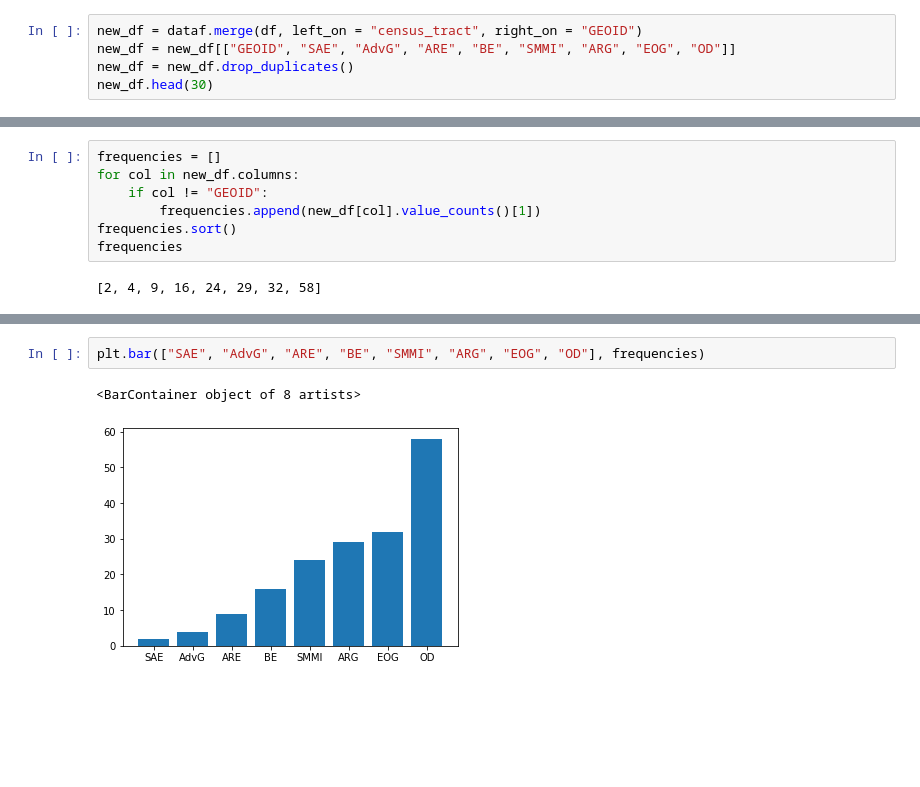
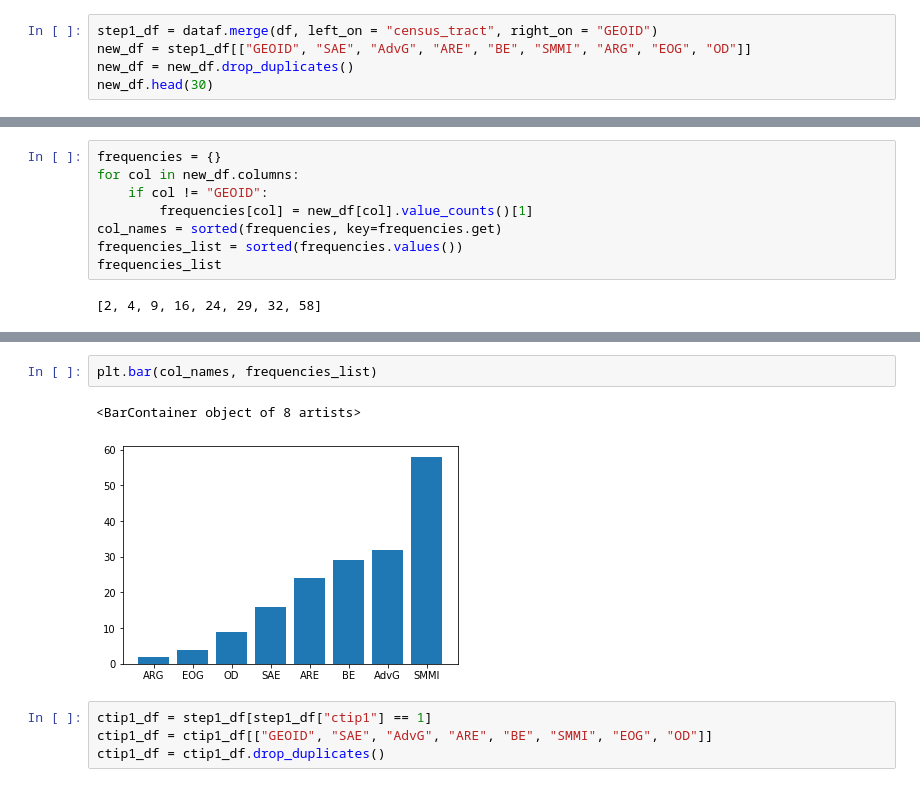
Before and after one commit to 18rberry/Operationalizing-Equity-Tiebreaker-in-SF, a Jupyter notebook: notebooks/EDA_Riya.ipynb, the cells around one changed output, grey strips where cells are left out. Drawn from its saved outputs; the diff is of its cells as text; blank space fills up the shorter version.

```diff
--- a/notebooks/EDA_Riya.ipynb
+++ b/notebooks/EDA_Riya.ipynb
@@ -329,8 +329,8 @@ dataf["census_tract"]
 15573    6.075061e+09
 Name: census_tract, Length: 15574, dtype: float64
 # %%
-new_df = dataf.merge(df, left_on = "census_tract", right_on = "GEOID")
-new_df = new_df[["GEOID", "SAE", "AdvG", "ARE", "BE", "SMMI", "ARG", "EOG", "OD"]]
+step1_df = dataf.merge(df, left_on = "census_tract", right_on = "GEOID")
+new_df = step1_df[["GEOID", "SAE", "AdvG", "ARE", "BE", "SMMI", "ARG", "EOG", "OD"]]
 new_df = new_df.drop_duplicates()
 new_df.head(30)
 # %% [output]
@@ -356,11 +356,12 @@ new_df["SAE"].value_counts()[1]
 # %% [output]
 16
 # %%
-frequencies = []
+frequencies = {}
 for col in new_df.columns:
     if col != "GEOID":
-        frequencies.append(new_df[col].value_counts()[1])
-frequencies.sort()
-frequencies
+        frequencies[col] = new_df[col].value_counts()[1]
+col_names = sorted(frequencies, key=frequencies.get)
+frequencies_list = sorted(frequencies.values())
+frequencies_list
 # %% [output]
 [2, 4, 9, 16, 24, 29, 32, 58]
@@ -367,5 +383,9 @@ frequencies
+# %%
+plt.bar(col_names, frequencies_list)
+# %% [output]
+<BarContainer object of 8 artists>
+[figure, added]
 # %%
-plt.bar(["SAE", "AdvG", "ARE", "BE", "SMMI", "ARG", "EOG", "OD"], frequencies)
+ctip1_df = step1_df[step1_df["ctip1"] == 1]
+ctip1_df = ctip1_df[["GEOID", "SAE", "AdvG", "ARE", "BE", "SMMI", "EOG", "OD"]]
+ctip1_df = ctip1_df.drop_duplicates()
-# %% [output]
-<BarContainer object of 8 artists>
-[figure, removed]
```
Also changed, not shown: parts of 9 cells of this notebook.
